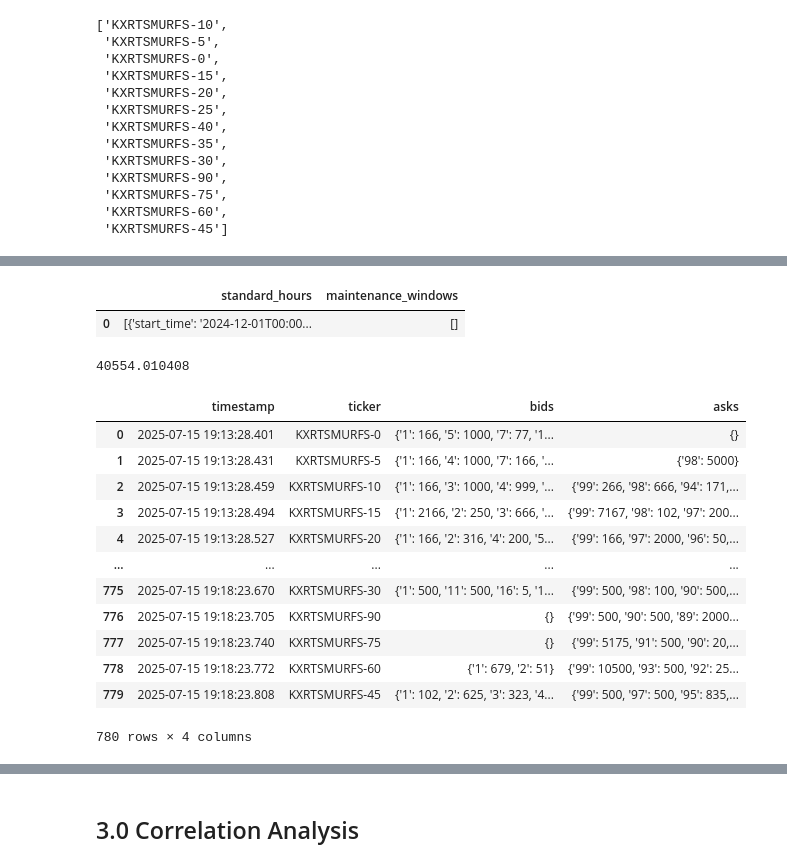
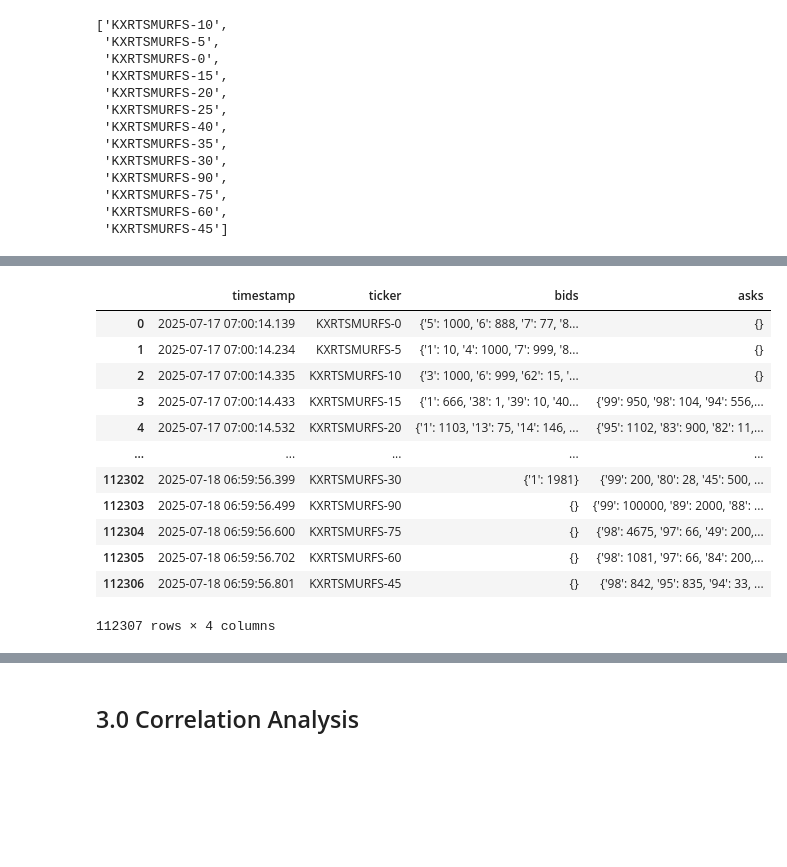
Before and after one commit to NiccoloComati/mykalshi, a Jupyter notebook: main.ipynb, the cells around one changed output, grey strips where cells are left out. Cells and saved outputs as stored; diff of their text form; code cells hidden in the pictures; blank space fills up the shorter version.

```diff
--- a/main.ipynb
+++ b/main.ipynb
@@ -1244,59 +1253,19 @@ exchange_schedule
-# %%
-pd.json_normalize(exchange.get_exchange_schedule()['schedule'])
-# %% [output]
-|  | standard_hours | maintenance_windows |
-| 0 | [{'start_time': '2024-12-01T00:00... | [] |
-# %%
-from datetime import datetime, time, timedelta
-from mykalshi import exchange
-
-def get_seconds_until_close():
-    now = datetime.now()  # local time, adjust if your times are in UTC
-    day = now.strftime("%A").lower()  # e.g. 'monday'
-
-    schedule = exchange.get_exchange_schedule()
-    standard_hours = schedule['schedule']['standard_hours'][0]
-    today_sessions = standard_hours.get(day, [])
-
-    # Parse sessions and find the latest close_time
-    close_times = []
-    for session in today_sessions:
-        close_str = session["close_time"]
-        close_hour, close_min = map(int, close_str.split(":"))
-        close_dt = datetime.combine(now.date(), time(close_hour, close_min))
-
-        # if close time is after midnight, roll to next day
-        if close_dt <= now:
-            close_dt += timedelta(days=1)
-
-        close_times.append(close_dt)
-
-    if not close_times:
-        raise RuntimeError("No trading hours found for today.")
-
-    latest_close = max(close_times)
-    duration_secs = (latest_close - now).total_seconds()
-    return max(0, duration_secs)
-
-get_seconds_until_close()
-# %% [output]
-40554.010408
 # %%
 import pandas as pd
 
-df = pd.read_json(r"C:\Users\nicco\lob_stream.jsonl", lines=True)
+df = pd.read_json(r"C:\Users\nicco\Downloads\lob_stream_20250717.jsonl", lines=True)
 df
 # %% [output]
 |  | timestamp | ticker | bids | asks |
-| 0 | 2025-07-15 19:13:28.401 | KXRTSMURFS-0 | {'1': 166, '5': 1000, '7': 77, '1... | {} |
-| 1 | 2025-07-15 19:13:28.431 | KXRTSMURFS-5 | {'1': 166, '4': 1000, '7': 166, '... | {'98': 5000} |
-| 2 | 2025-07-15 19:13:28.459 | KXRTSMURFS-10 | {'1': 166, '3': 1000, '4': 999, '... | {'99': 266, '98': 666, '94': 171,... |
-| 3 | 2025-07-15 19:13:28.494 | KXRTSMURFS-15 | {'1': 2166, '2': 250, '3': 666, '... | {'99': 7167, '98': 102, '97': 200... |
-| 4 | 2025-07-15 19:13:28.527 | KXRTSMURFS-20 | {'1': 166, '2': 316, '4': 200, '5... | {'99': 166, '97': 2000, '96': 50,... |
+| 0 | 2025-07-17 07:00:14.139 | KXRTSMURFS-0 | {'5': 1000, '6': 888, '7': 77, '8... | {} |
+| 1 | 2025-07-17 07:00:14.234 | KXRTSMURFS-5 | {'1': 10, '4': 1000, '7': 999, '8... | {} |
+| 2 | 2025-07-17 07:00:14.335 | KXRTSMURFS-10 | {'3': 1000, '6': 999, '62': 15, '... | {} |
+| 3 | 2025-07-17 07:00:14.433 | KXRTSMURFS-15 | {'1': 666, '38': 1, '39': 10, '40... | {'99': 950, '98': 104, '94': 556,... |
+| 4 | 2025-07-17 07:00:14.532 | KXRTSMURFS-20 | {'1': 1103, '13': 75, '14': 146, ... | {'95': 1102, '83': 900, '82': 11,... |
 | ... | ... | ... | ... | ... |
-| 775 | 2025-07-15 19:18:23.670 | KXRTSMURFS-30 | {'1': 500, '11': 500, '16': 5, '1... | {'99': 500, '98': 100, '90': 500,... |
-| 776 | 2025-07-15 19:18:23.705 | KXRTSMURFS-90 | {} | {'99': 500, '90': 500, '89': 2000... |
-| 777 | 2025-07-15 19:18:23.740 | KXRTSMURFS-75 | {} | {'99': 5175, '91': 500, '90': 20,... |
-| 778 | 2025-07-15 19:18:23.772 | KXRTSMURFS-60 | {'1': 679, '2': 51} | {'99': 10500, '93': 500, '92': 25... |
-| 779 | 2025-07-15 19:18:23.808 | KXRTSMURFS-45 | {'1': 102, '2': 625, '3': 323, '4... | {'99': 500, '97': 500, '95': 835,... |
+| 112302 | 2025-07-18 06:59:56.399 | KXRTSMURFS-30 | {'1': 1981} | {'99': 200, '80': 28, '45': 500, ... |
+| 112303 | 2025-07-18 06:59:56.499 | KXRTSMURFS-90 | {} | {'99': 100000, '89': 2000, '88': ... |
+| 112304 | 2025-07-18 06:59:56.600 | KXRTSMURFS-75 | {} | {'98': 4675, '97': 66, '49': 200,... |
+| 112305 | 2025-07-18 06:59:56.702 | KXRTSMURFS-60 | {} | {'98': 1081, '97': 66, '84': 200,... |
+| 112306 | 2025-07-18 06:59:56.801 | KXRTSMURFS-45 | {} | {'98': 842, '95': 835, '94': 33, ... |
-780 rows × 4 columns
+112307 rows × 4 columns
```
Also changed, not shown: parts of 7 cells of this notebook.
